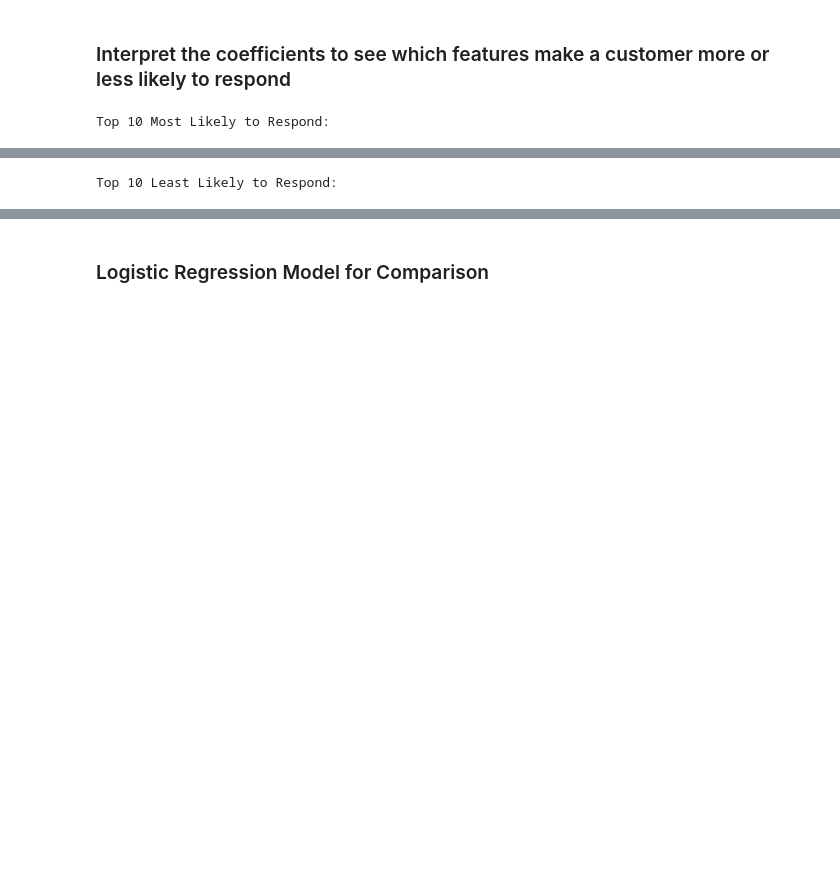
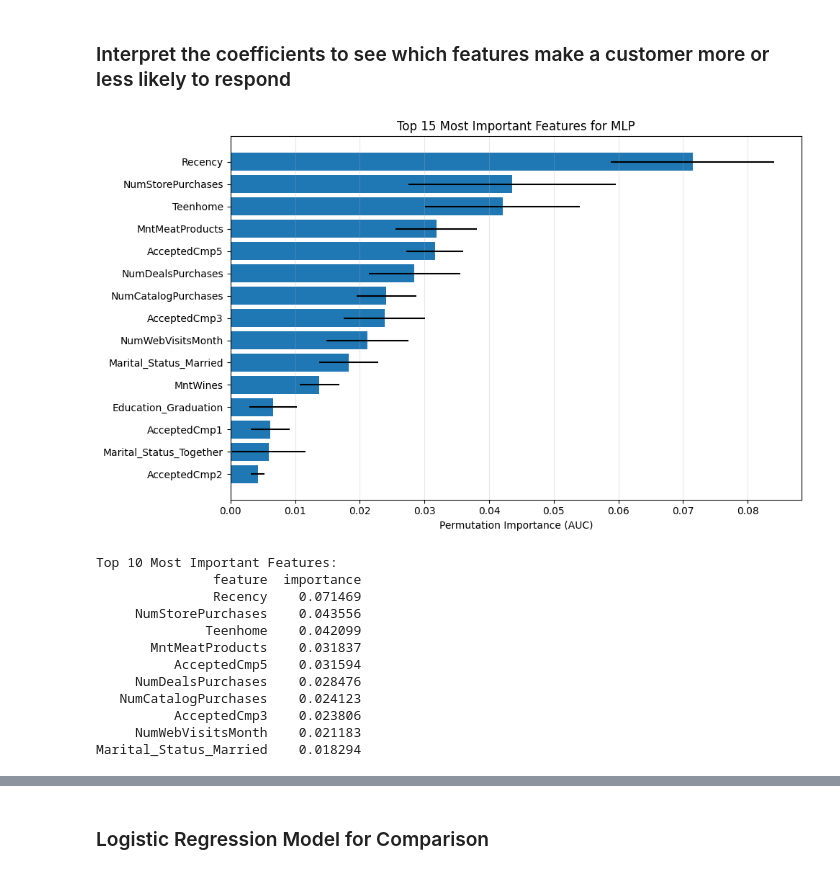
Before and after one commit to grudzinskio/marketing-strategies, a Jupyter notebook: MLFinalProject_MLP.ipynb, the cells around one changed output, grey strips where cells are left out. Saved outputs shown, nothing was run; the diff lists cells and outputs as text; code cells hidden in the pictures; blank space fills up the shorter version.

```diff
--- a/MLFinalProject_MLP.ipynb
+++ b/MLFinalProject_MLP.ipynb
@@ -305,43 +421,51 @@ weighted avg     0.8833    0.8929    0.8848       448
 # %% [markdown]
 ### Interpret the coefficients to see which features make a customer more or less likely to respond
 # %%
-import pandas as pd
-import numpy as np
+# Analyze feature importance using permutation importance
+from sklearn.inspection import permutation_importance
 
+# Calculate permutation importance
+perm_importance = permutation_importance(
+    final_model, X_test_processed, y_test,
+    n_repeats=10, random_state=42, scoring='roc_auc'
+)
 
-# 1. Predict probabilities on the test set
+# Get feature names after preprocessing
+feature_names = numeric_features + list(preprocessor.named_transformers_['cat'].get_feature_names_out(categorical_features))
 
-y_test_proba = final_model.predict_proba(X_test_processed)[:, 1]  # probability of Response=1
+# Create dataframe for visualization
+importance_df = pd.DataFrame({
+    'feature': feature_names,
+    'importance': perm_importance.importances_mean,
+    'std': perm_importance.importances_std
+})
+importance_df = importance_df.sort_values('importance', ascending=False).head(15)
 
-# Copy the test dataframe and add predicted probability + actual response
-X_test_df = X_test.copy()
-X_test_df['Predicted_Probability'] = y_test_proba
-X_test_df['Actual_Response'] = y_test.values
+# Plot top features
+plt.figure(figsize=(10, 6))
+plt.barh(range(len(importance_df)), importance_df['importance'], xerr=importance_df['std'])
+plt.yticks(range(len(importance_df)), importance_df['feature'])
+plt.xlabel('Permutation Importance (AUC)')
+plt.title('Top 15 Most Important Features for MLP')
+plt.gca().invert_yaxis()
+plt.grid(True, alpha=0.3, axis='x')
+plt.tight_layout()
+plt.show()
 
-
-# 2. Select features to display
-
-features_to_show = [
-    'Year_Birth', 'Education', 'Marital_Status', 'Income', 'Kidhome', 'Teenhome',
-]
-
-# Keep only columns that exist in X_test_df (some may have been dropped during preprocessing)
-features_to_show = [f for f in features_to_show if f in X_test_df.columns]
-
-
-# 3. Top 10 Most Likely Responders
-
-top_10 = X_test_df.sort_values(by='Predicted_Probability', ascending=False).head(10)
-top_10_df = top_10[features_to_show + ['Predicted_Probability', 'Actual_Response']]
-print("Top 10 Most Likely to Respond:")
-display(top_10_df)
-
-
-# 4. Top 10 Least Likely Responders
-
-bottom_10 = X_test_df.sort_values(by='Predicted_Probability', ascending=True).head(10)
-bottom_10_df = bottom_10[features_to_show + ['Predicted_Probability', 'Actual_Response']]
-print("\nTop 10 Least Likely to Respond:")
-display(bottom_10_df)
+# Show top features
+print("\nTop 10 Most Important Features:")
+print(importance_df.head(10)[['feature', 'importance']].to_string(index=False))
 # %% [output]
+[figure, added]
-Top 10 Most Likely to Respond:
+Top 10 Most Important Features:
+               feature  importance
+               Recency    0.071469
+     NumStorePurchases    0.043556
+              Teenhome    0.042099
+       MntMeatProducts    0.031837
+          AcceptedCmp5    0.031594
+     NumDealsPurchases    0.028476
+   NumCatalogPurchases    0.024123
+          AcceptedCmp3    0.023806
+     NumWebVisitsMonth    0.021183
+Marital_Status_Married    0.018294
@@ -359 +471,0 @@ Top 10 Most Likely to Respond:
-Top 10 Least Likely to Respond:
```
Also changed, not shown: parts of 18 cells of this notebook.
